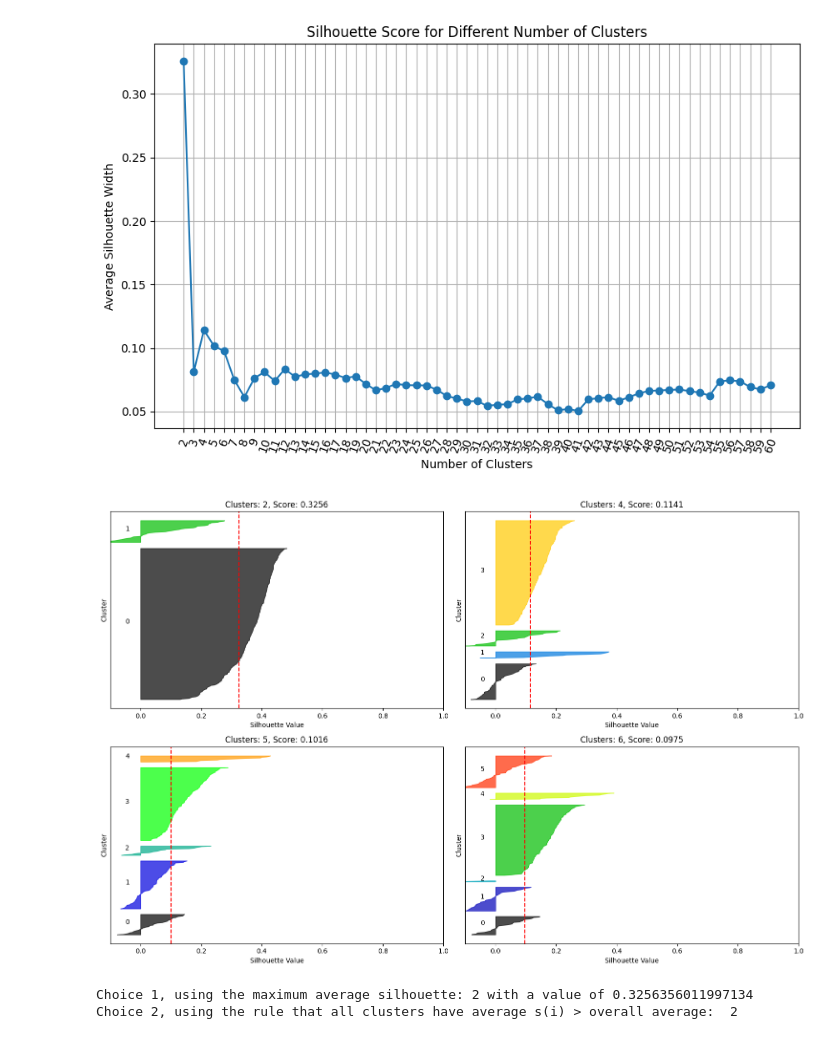
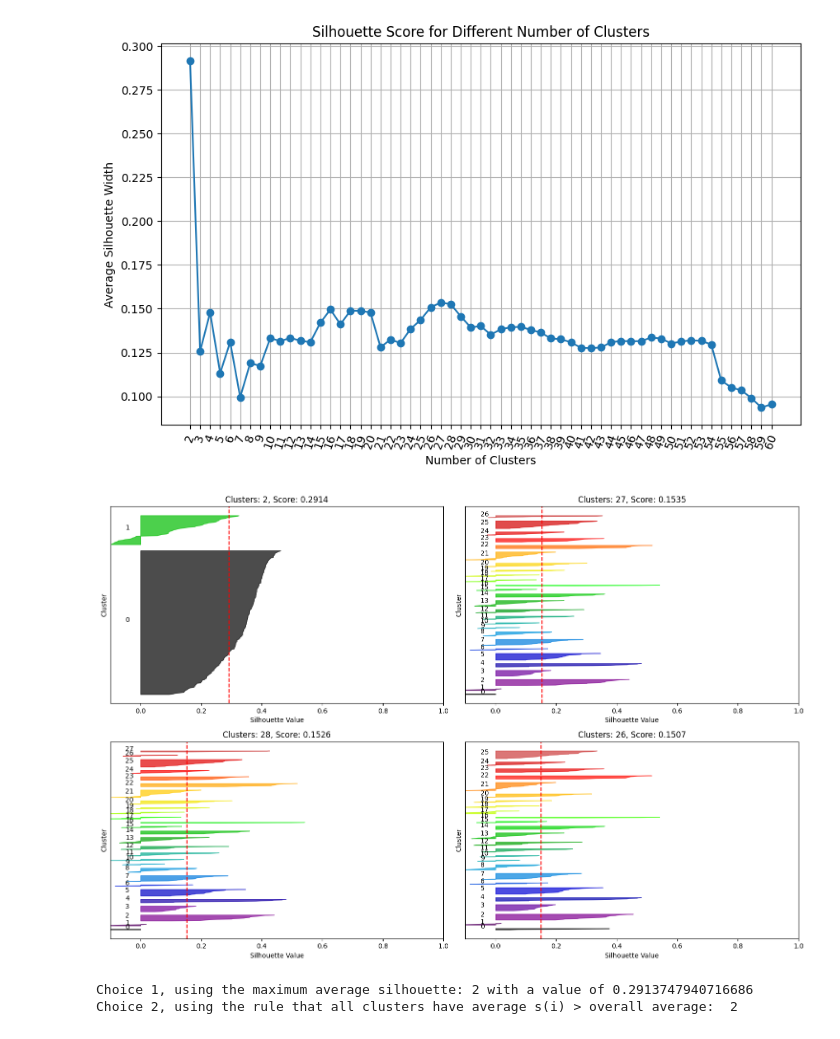
Before and after one commit to MrMustii/CDA_Case2, a Jupyter notebook: explore.ipynb, the cells around one changed output. Drawn from its saved outputs; the diff is of its cells as text; code cells hidden in the pictures.

```diff
--- a/explore.ipynb
+++ b/explore.ipynb
@@ -81,18 +84,12 @@ for col in hr_data.columns:
 # Get the last element of the string in the column "Phase" and "Round" and make it int
 hr_data['Round'] = hr_data['Round'].apply(lambda x: int(x.split('_')[-1]))
 hr_data['Phase'] = hr_data['Phase'].apply(lambda x: int(x[-1]))
-to_drop = ['Round', 'Phase', 'Individual', 'original_ID', 'raw_data_path','Cohort', 'Team_ID']
-hr_data_c = hr_data.copy()
+to_drop = ["Team_ID",'Round', 'Phase', 'original_ID', 'raw_data_path']
 
 hr_data_with_dummies = hr_data.drop(to_drop, axis=1)
 
 # One hot encoding for the string columns
-hr_data_with_dummies = pd.get_dummies(hr_data_with_dummies, columns=[ 'Puzzler'], dtype=np.int8)
-
-hr_data_c = hr_data_c.drop(columns=["raw_data_path","original_ID"], axis=1)
-hr_data_c = hr_data_c.iloc[:, 1:]
-
-hr_data_c = pd.get_dummies(hr_data_c, columns=['Cohort', 'Team_ID'], dtype=np.int8)
+hr_data_with_dummies = pd.get_dummies(hr_data_with_dummies, columns=[ 'Puzzler',"Cohort"], dtype=np.int8)
 # hr_data_with_dummies.info()
 
 # Keep all columns except the first column (participant ID) the raw data path column
@@ -103,11 +100,6 @@ hr_data_with_dummies = hr_data_with_dummies.iloc[:, 1:]
 print("After there are na values in the data: ", hr_data.isna().sum().sum())
 print("After the missing values are in the following columns: ", hr_data.isna().sum()[hr_data.isna().sum() > 0].index.tolist())
 print("After the missing values are in the following rows: ", hr_data[hr_data.isna().sum(axis=1) > 0].index.tolist())
-
-# numpy_data = hr_data_with_dummies.to_numpy()
-
-
-print(hr_data.columns)
 # %% [output]
 There are na values in the data:  9
 The missing values are in the following columns:  ['EDA_TD_P_RT', 'EDA_TD_P_ReT', 'inspired', 'attentive', 'afraid', 'active', 'determined']
@@ -179,18 +237,15 @@ EDA_TD_T_Mean and EDA_TD_T_AUC: 0.994
 TEMP_TD_Mean and TEMP_TD_Max: 0.994
 TEMP_TD_Median and TEMP_TD_Max: 0.992
 # %%
-# Normalize the data
-numpy_data = StandardScaler().fit_transform(numpy_data)
-
 #### Silhouette analysis ####
 cluster_range = range(2, 61)
 results = []
 s_scores = []
 for n_clusters in tqdm.tqdm(cluster_range):
     clusterer = KMeans(n_clusters=n_clusters, random_state=RANDOM)
-    cluster_labels = clusterer.fit_predict(numpy_data)
-    silhouette_avg = silhouette_score(numpy_data, cluster_labels)
-    silhouette_vals = silhouette_samples(numpy_data, cluster_labels)
+    cluster_labels = clusterer.fit_predict(scaled_data)
+    silhouette_avg = silhouette_score(scaled_data, cluster_labels)
+    silhouette_vals = silhouette_samples(scaled_data, cluster_labels)
 
     # Store results
     results.append({
@@ -241,36 +296,36 @@ for i, result in enumerate(top_clusters):
         color = plt.cm.nipy_spectral(float(cluster) / n_clusters)
         ax.fill_betweenx(np.arange(y_lower, y_upper), 0, cluster_silhouette_vals,
                         facecolor=color, edgecolor=color, alpha=0.7)
 
         # Label the silhouette plots with cluster numbers
         ax.text(-0.05, y_lower + 0.5 * size_cluster, str(cluster))
 
         # Update y_lower for next plot
         y_lower = y_upper + 10
 
     # The vertical line for average silhouette score
     ax.axvline(x=score, color="red", linestyle="--")
     ax.set_title(f'Clusters: {n_clusters}, Score: {score:.4f}')
     ax.set_xlabel("Silhouette Value")
     ax.set_ylabel("Cluster")
     ax.set_yticks([])  # Clear the y-axis labels / ticks
     ax.set_xlim([-0.1, 1])
 
 plt.tight_layout()
 plt.show()
 
 # Choose K∗ with the maximum average silhouette
 best_idx = s_scores.index(max(s_scores))
 print(f"Choice 1, using the maximum average silhouette: {cluster_range[best_idx]} with a value of {max(s_scores)}")
 
 # Choose the smallest K such that all clusters have average s(i) > overall average
 mean_silhouette = np.mean(s_scores)
 print("Choice 2, using the rule that all clusters have average s(i) > overall average: ",
       cluster_range[next(i for i, score in enumerate(s_scores) if score > mean_silhouette)])
 # %% [output]
-[figure, old version]
+[figure, new version]
-[figure, old version]
+[figure, new version]
-Choice 1, using the maximum average silhouette: 2 with a value of 0.3256356011997134
+Choice 1, using the maximum average silhouette: 2 with a value of 0.2913747940716686
 Choice 2, using the rule that all clusters have average s(i) > overall average:  2
 # %%
 #### Gap statistic ####
```
Also changed, not shown: parts of 14 cells of this notebook.
